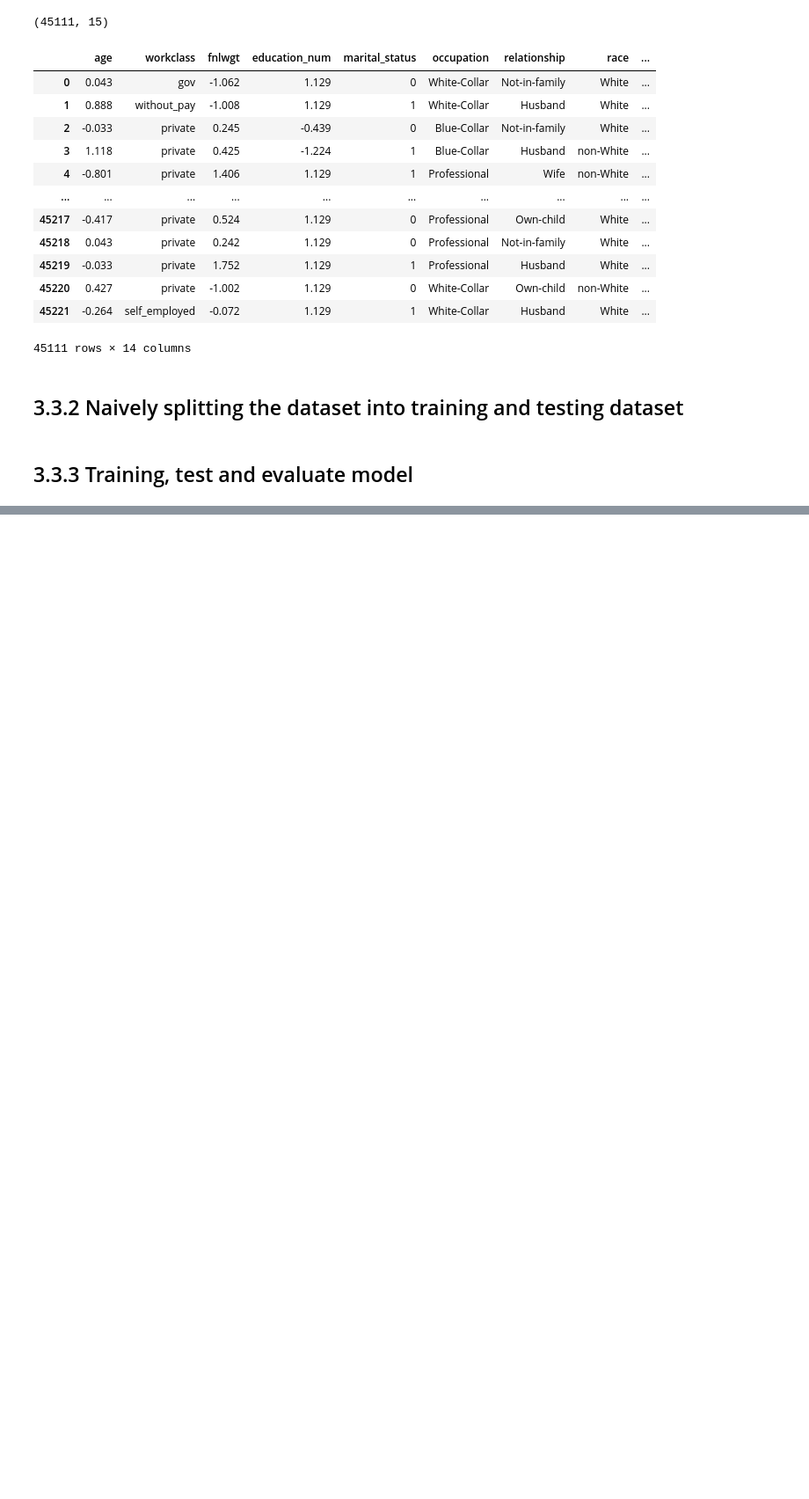
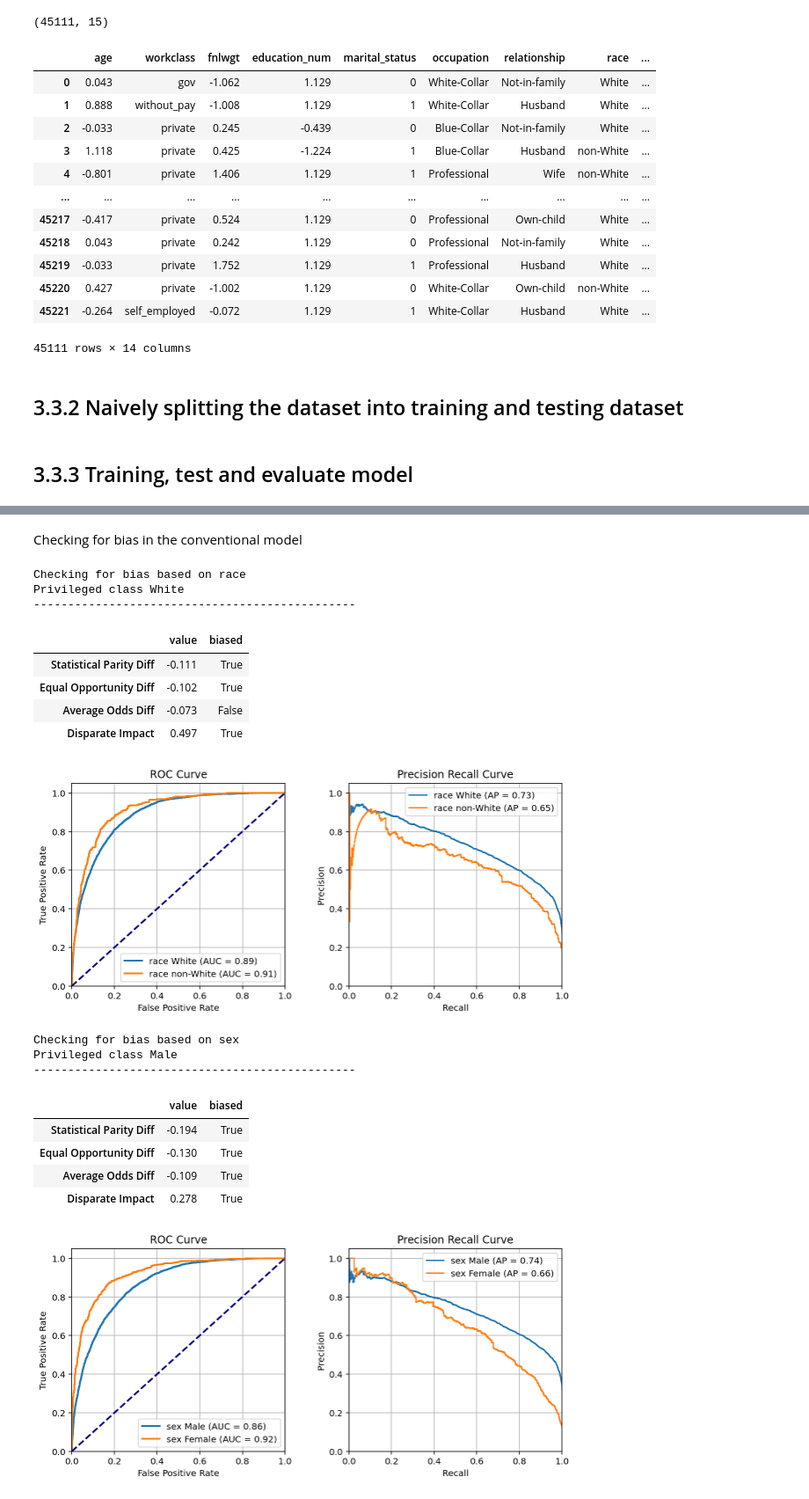
Before and after one commit to atharvat80/Bias-in-AI-CW-2020-21, a Jupyter notebook: coursework.ipynb, the cells around one changed output, grey strips where cells are left out. Shown at 88% size. Cells and saved outputs as stored; diff of their text form; code cells hidden in the pictures; blank space fills up the shorter version.

```diff
--- a/coursework.ipynb
+++ b/coursework.ipynb
@@ -391,0 +406,25 @@ weighted avg       0.83      0.84      0.84     13534
+# %% [markdown]
+Checking for bias in the conventional model
+# %%
+check_bias(clf, X_test, X_test_enc, y_test, "race", "White")
+check_bias(clf, X_test, X_test_enc, y_test, "sex", "Male")
+# check_bias(clf, X_test, X_test_enc, y_test, "native_country", 1)
+# %% [output]
+Checking for bias based on race
+Privileged class White
+-----------------------------------------------
+|  | value | biased |
+| Statistical Parity Diff | -0.111 | True |
+| Equal Opportunity Diff | -0.102 | True |
+| Average Odds Diff | -0.073 | False |
+| Disparate Impact | 0.497 | True |
+[figure, added]
+Checking for bias based on sex
+Privileged class Male
+-----------------------------------------------
+|  | value | biased |
+| Statistical Parity Diff | -0.194 | True |
+| Equal Opportunity Diff | -0.130 | True |
+| Average Odds Diff | -0.109 | True |
+| Disparate Impact | 0.278 | True |
+[figure, added]
```
Also changed, not shown: parts of 37 cells of this notebook.
